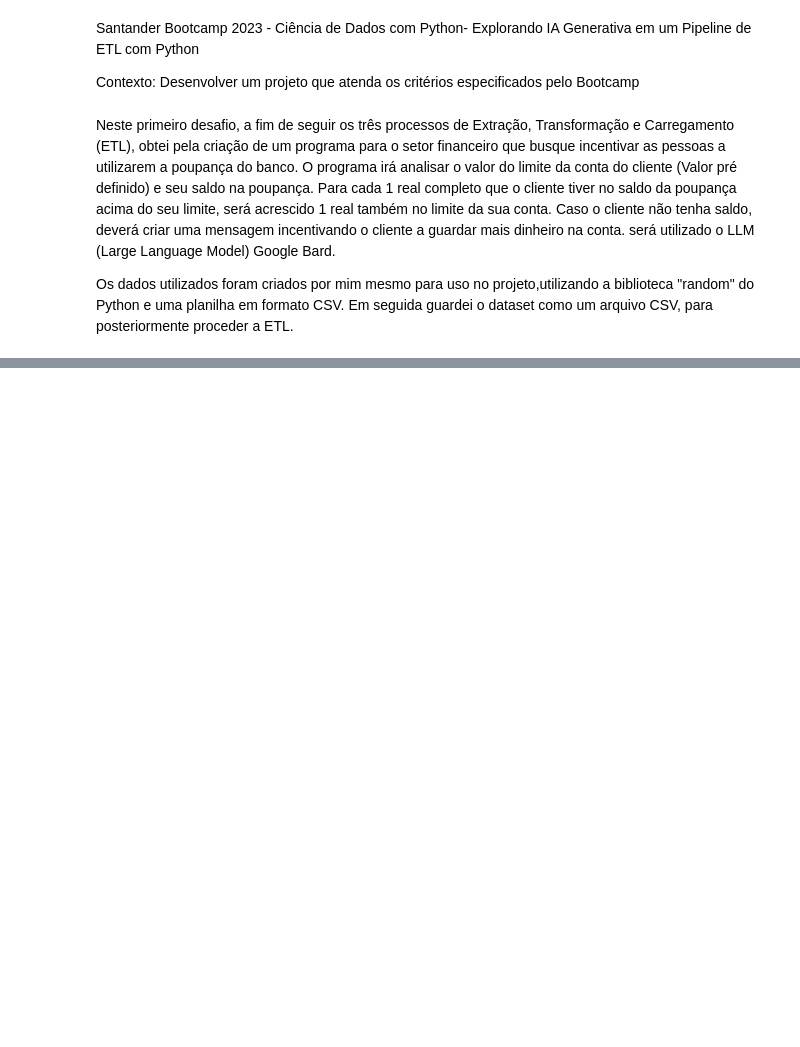
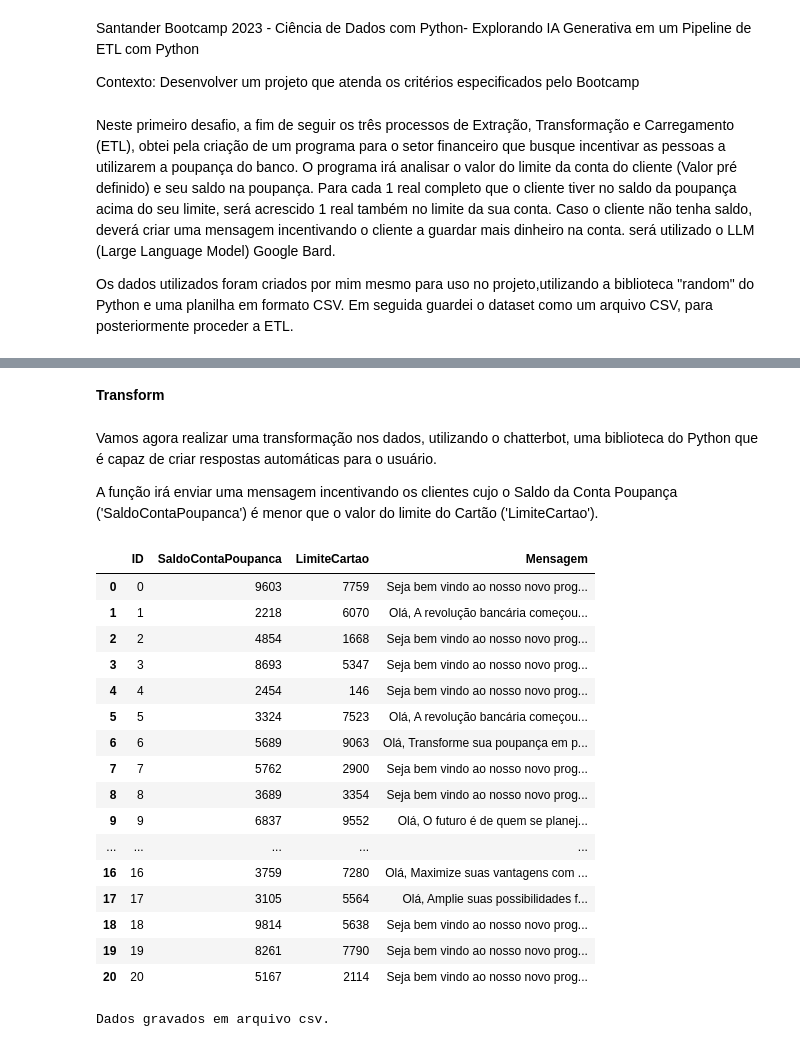
Before and after one commit to ChristianFel7/santander-bootcamp, a Jupyter notebook: Explorando_IA_Generativa_em_um_Pipeline_de_ETL_com_Python.ipynb, the cells around one changed output, grey strips where cells are left out. Saved outputs shown, nothing was run; the diff lists cells and outputs as text; code cells hidden in the pictures; blank space fills up the shorter version.

```diff
--- a/Explorando_IA_Generativa_em_um_Pipeline_de_ETL_com_Python.ipynb
+++ b/Explorando_IA_Generativa_em_um_Pipeline_de_ETL_com_Python.ipynb
@@ -11,0 +25,3 @@ Os dados utilizados foram criados por mim mesmo para uso no projeto,utilizando a
+# %%
+ID = [ID for ID in range(21)]
+print(ID)
@@ -11,0 +72,3 @@ Os dados utilizados foram criados por mim mesmo para uso no projeto,utilizando a
+# %%
+dados_clientes = pd.read_csv('dados_clientes.csv')
+dados_clientes
@@ -11,0 +93,51 @@ Os dados utilizados foram criados por mim mesmo para uso no projeto,utilizando a
+# %% [markdown]
+**Transform**
+# %% [markdown]
+Vamos agora realizar uma transformação nos dados, utilizando o chatterbot, uma biblioteca do Python que é capaz de criar respostas automáticas para o usuário.
+
+A função irá enviar uma mensagem incentivando os clientes cujo o Saldo da Conta Poupança ('SaldoContaPoupanca') é menor que o valor do limite do Cartão ('LimiteCartao').
+# %%
+def generate_new_custom_news(ID):
+  lista_mensagens = [
+      "Amplie suas possibilidades financeiras! Com o nosso novo programa bancário, se sua conta poupança está acima do limite do cartão, seu novo limite será alinhado ao saldo da conta. Aproveite agora mesmo!",
+      "Seu potencial merece ser reconhecido! Adira ao nosso programa inovador: saldo na conta poupança maior que o limite do cartão resulta em um novo limite igual ao saldo. Faça parte dessa mudança!",
+      "Transforme sua poupança em possibilidades! Junte-se ao programa revolucionário do nosso banco e tenha seu limite equiparado ao saldo da conta poupança. Sua nova era financeira começa aqui.",
+      "O futuro é de quem se planeja. Com o nosso novo programa bancário, se seu saldo na conta poupança excede o limite do cartão, esse saldo se torna seu novo limite. Faça seu dinheiro trabalhar por você!",
+      "Maximize suas vantagens com nosso programa exclusivo! Mantenha um saldo na conta poupança acima do limite do cartão e garanta que seu novo limite seja igual ao seu saldo. Uma abordagem inteligente para o seu dinheiro.",
+      "Sua conta poupança impulsionando suas possibilidades! Ao aderir ao nosso programa, um saldo superior ao limite do cartão resulta em um novo limite igual ao seu saldo. Faça seu dinheiro render ao máximo!",
+      "A revolução bancária começou! Aderindo ao nosso novo programa, se você tem mais na conta poupança do que o limite do cartão, seu novo limite se alinha ao saldo. Faça parte dessa evolução.",
+      "Seu saldo, suas regras! Com nosso programa inovador, se a conta poupança superar o limite do cartão, esse saldo define seu novo limite. Tome o controle da sua liberdade financeira!",
+      "Faça seu dinheiro trabalhar a seu favor! Ao participar do nosso programa, se seu saldo na conta poupança exceder o limite do cartão, seu novo limite refletirá esse saldo. Aproveite agora!",
+      "Simplificando suas finanças com nosso novo programa: saldo na conta poupança maior que o limite do cartão resulta em um novo limite igual ao saldo. Aderir é prosperar!"
+                   ]
+
+  return f"Olá, " + lista_mensagens[random.randint(0, 9)] if dados_clientes['SaldoContaPoupanca'][ID] <= dados_clientes['LimiteCartao'][ID] else f"Seja bem vindo ao nosso novo programa!"
+# %%
+dados_clientes['Mensagem'] = list(map(generate_new_custom_news,dados_clientes['ID']))
+dados_clientes
+# %% [output]
+|  | ID | SaldoContaPoupanca | LimiteCartao | Mensagem |
+| 0 | 0 | 9603 | 7759 | Seja bem vindo ao nosso novo prog... |
+| 1 | 1 | 2218 | 6070 | Olá, A revolução bancária começou... |
+| 2 | 2 | 4854 | 1668 | Seja bem vindo ao nosso novo prog... |
+| 3 | 3 | 8693 | 5347 | Seja bem vindo ao nosso novo prog... |
+| 4 | 4 | 2454 | 146 | Seja bem vindo ao nosso novo prog... |
+| 5 | 5 | 3324 | 7523 | Olá, A revolução bancária começou... |
+| 6 | 6 | 5689 | 9063 | Olá, Transforme sua poupança em p... |
+| 7 | 7 | 5762 | 2900 | Seja bem vindo ao nosso novo prog... |
+| 8 | 8 | 3689 | 3354 | Seja bem vindo ao nosso novo prog... |
+| 9 | 9 | 6837 | 9552 | Olá, O futuro é de quem se planej... |
+| ... | ... | ... | ... | ... |
+| 16 | 16 | 3759 | 7280 | Olá, Maximize suas vantagens com ... |
+| 17 | 17 | 3105 | 5564 | Olá, Amplie suas possibilidades f... |
+| 18 | 18 | 9814 | 5638 | Seja bem vindo ao nosso novo prog... |
+| 19 | 19 | 8261 | 7790 | Seja bem vindo ao nosso novo prog... |
+| 20 | 20 | 5167 | 2114 | Seja bem vindo ao nosso novo prog... |
+# %%
+try:
+  dados_clientes.to_csv('dados_clientes_atualizados.csv', index=False)
+  print('Dados gravados em arquivo csv.')
+except:
+  print('Os dados não foram gravados.')
+# %% [output]
+Dados gravados em arquivo csv.
```
Also changed, not shown: parts of 12 cells of this notebook.
